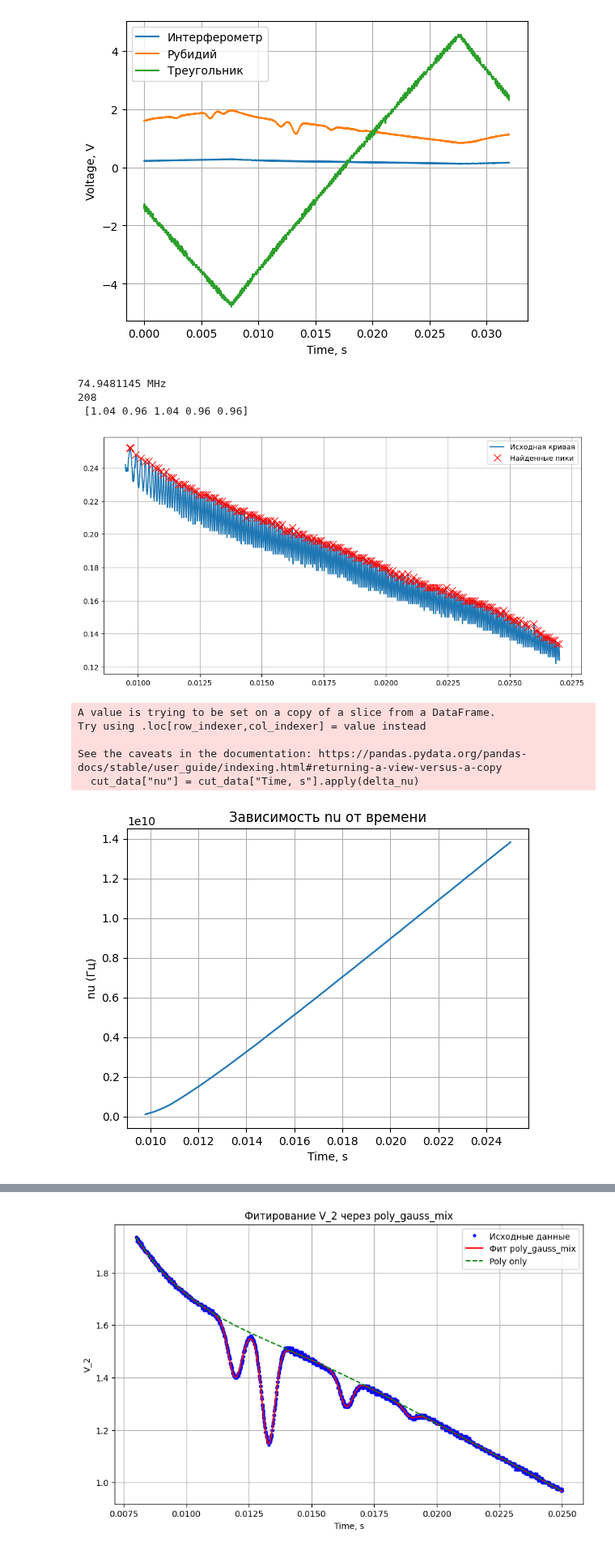
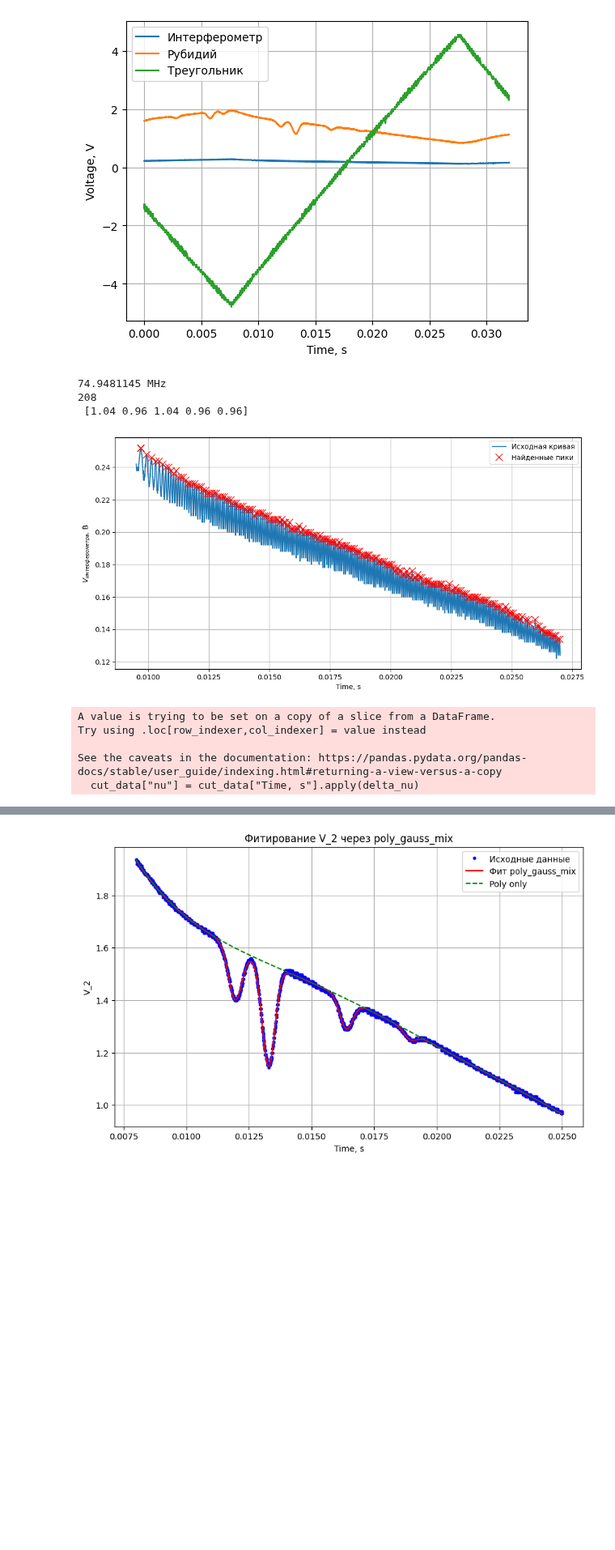
Before and after one commit to RedBrean/term2, a Jupyter notebook: term5/labs/rb/rb.ipynb, the cells around one changed output, grey strips where cells are left out. Shown at 81% size. Cells and saved outputs as stored; diff of their text form; code cells hidden in the pictures; blank space fills up the shorter version.

```diff
--- a/term5/labs/rb/rb.ipynb
+++ b/term5/labs/rb/rb.ipynb
@@ -94,44 +94,38 @@ y=cut_data_wide["V_1"]
 # Находим пики (локальные максимумы)
 peaks, _ = sp.signal.find_peaks(np.array(y),
     distance=3,          # минимум 50 точек между пиками
     prominence=0.01,       # минимальная "выдающаяся" высота
     width=1 )
 
 # Визуализируем результат
 plt.figure(figsize=(12, 6))
 plt.plot(x, y, label='Исходная кривая')
 plt.plot(np.array(x)[peaks], np.array(y)[peaks], "rx", markersize=10, label='Найденные пики')
 peaksx = np.array(x)[peaks]
 distances = peaksx*0
 for i in range(len(peaksx)-1):
     distances[i] = peaksx[i+1]-peaksx[i]
 print(len(distances),"\n",distances[10:15]*10000)
 plt.legend()
+plt.xlabel("Time, s")
+plt.ylabel("$V_{интерферометра}$, В")
 plt.grid(True)
 plt.show()
 
 def delta_nu(t):
     i = len(peaksx[peaksx<t])-1
     if i < 0 or i >= len(peaksx) - 1:
         raise ValueError("t вне диапазона пиков интерферометра")
     return dnu*(i + (t-peaksx[i])/(peaksx[i+1]-peaksx[i]))
 
 cut_data["nu"] = cut_data["Time, s"].apply(delta_nu)
-
-plt.plot(cut_data["Time, s"], cut_data["nu"])
-plt.xlabel("Time, s")
-plt.ylabel("nu (Гц)")
-plt.title("Зависимость nu от времени")
-plt.grid(True)
-plt.show()
 # %% [output]
 74.9481145 MHz
 208
  [1.04 0.96 1.04 0.96 0.96]
-[figure, old version]
+[figure, new version]
 A value is trying to be set on a copy of a slice from a DataFrame.
 Try using .loc[row_indexer,col_indexer] = value instead
 
 See the caveats in the documentation: https://pandas.pydata.org/pandas-docs/stable/user_guide/indexing.html#returning-a-view-versus-a-copy
   cut_data["nu"] = cut_data["Time, s"].apply(delta_nu)
-[figure, removed]
```
Also changed, not shown: parts of 6 cells of this notebook, 2 other files.
